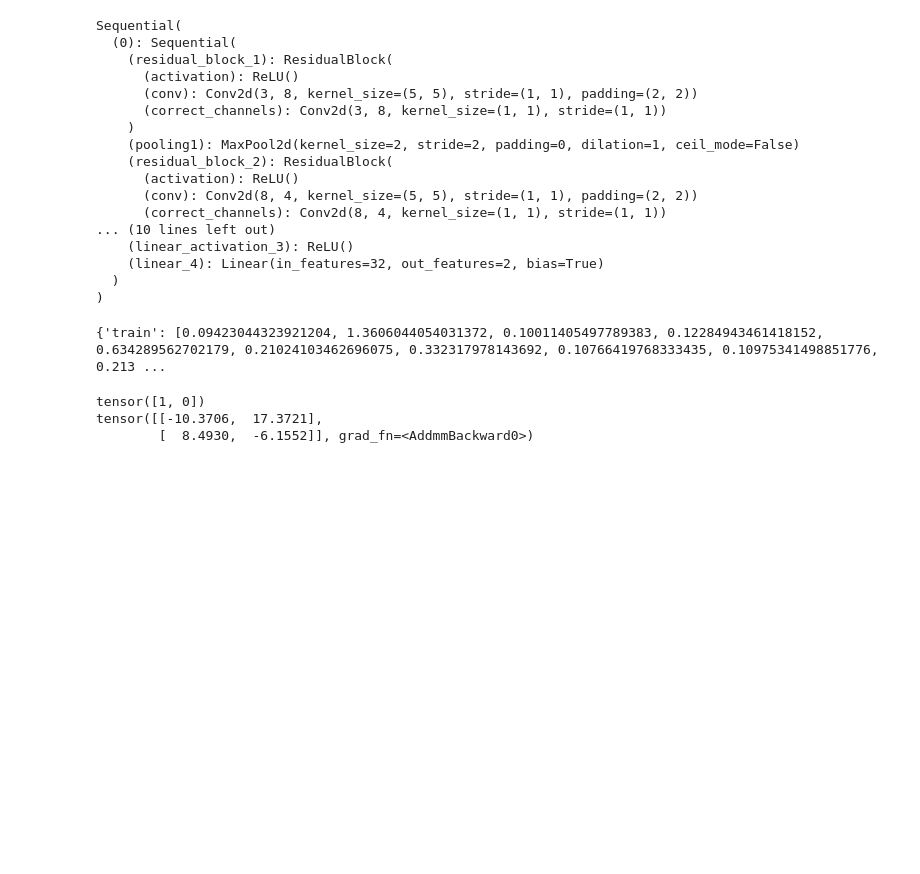
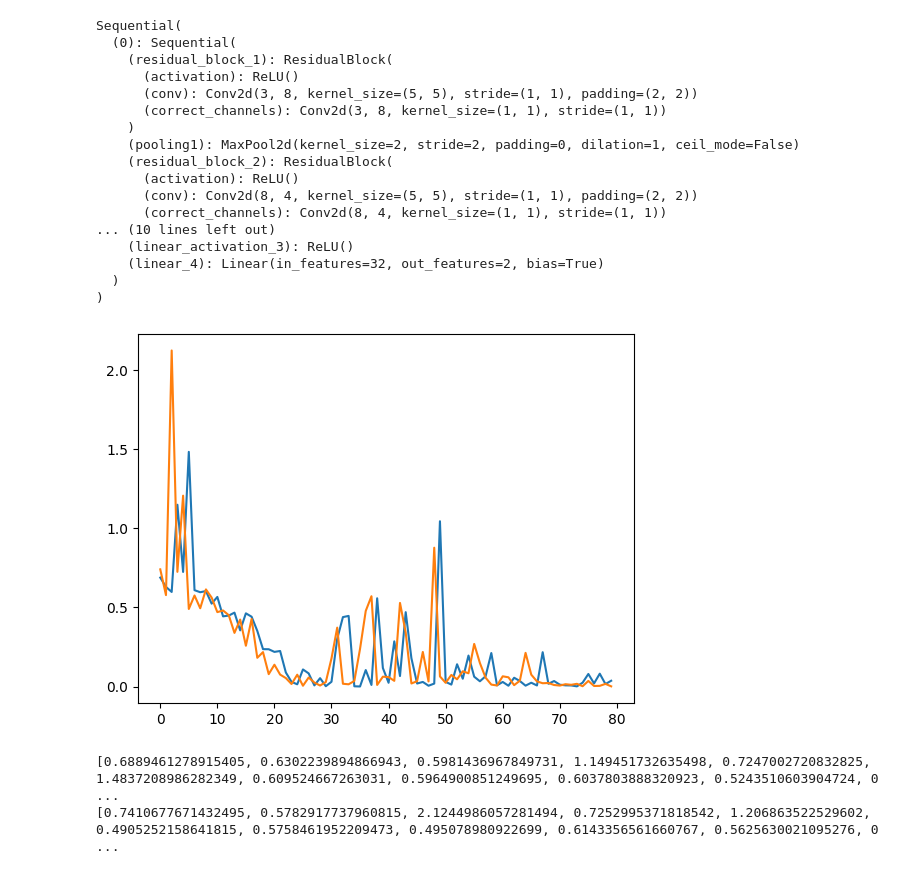
Before and after one commit to sanchepuk/DogOrMaffin, a Jupyter notebook: main.ipynb, the cells around one changed output. Drawn from its saved outputs; the diff is of its cells as text; code cells hidden in the pictures; blank space fills up the shorter version.

```diff
--- a/main.ipynb
+++ b/main.ipynb
@@ -44,14 +44,11 @@ image_datasets = {x: datasets.ImageFolder(os.path.join(data_dir, x),
                   for x in ['train', 'val']}
 # %%
 
-dataloaders = {x: torch.utils.data.DataLoader(image_datasets[x], batch_size=2,
-                                             shuffle=True)
-              for x in ['train', 'val']}
+dataloaders = {
+    'train': torch.utils.data.DataLoader(image_datasets['train'], batch_size=8, shuffle=True),
+    'val': torch.utils.data.DataLoader(image_datasets['train'], batch_size=14, shuffle=True),
+}
 dataset_sizes = {x: len(image_datasets[x]) for x in ['train', 'val']}
 class_names = image_datasets['train'].classes
 
 device = torch.device("cuda:0" if torch.cuda.is_available() else "cpu")
-# %%
-for i, j in dataloaders['train']:
-    print(model(i))
-    break
@@ -102,3 +81,0 @@ torch.Size([16, 3, 256, 256])
-# %%
-for i in image_datasets['val']:
-    print(i)
@@ -271,65 +230,56 @@ from IPython.display import clear_output
 # Для ускорения обучения используем видеокарту компьютера или виртуальной машины
 device = torch.device('cuda:0') if torch.cuda.is_available() else torch.device('cpu')
 
-num_epochs = 40
-val_every = 5
-batch_size = 16
+num_epochs = 80
 
 optimizer = torch.optim.Adam(
     model.parameters(),
     lr=1e-3,
 )
 
 # Шедулер - отвечает за изменение шага градиентного спуска (постепенно будем уменьшать со временем)
 scheduler = torch.optim.lr_scheduler.ExponentialLR(optimizer, gamma=0.5)
 
 loss_fn = torch.nn.CrossEntropyLoss()
 
 losses = {"train": [], "val": []}
 
 for epoch in range(1, num_epochs + 1):
     optimizer.zero_grad()
 
-    #pred_of_model = []
     train_inputs, train_classes = next(iter(dataloaders['train']))
-    #print(train_classes)
     correct_pred = []
     for ans in train_classes:
         if ans == 0:
             correct_pred.append([1.0, 0.0])
         elif ans == 1:
             correct_pred.append([0.0, 1.0])
     train_classes = torch.Tensor(correct_pred)
 
-    '''for image in train_inputs:
-        pred = conv_model(image)
-        pred = pred.max(-1).values.max(-1).values
-        pred = lin_model(pred)
-        if pred[0] > pred[1]:
-            pred_of_model.append(0.0)
-        else:
-            pred_of_model.append(1.0)'''
     pred_of_model = model(train_inputs)
-    #print(pred_of_model)
 
-    '''pred_of_model = torch.Tensor(pred_of_model)
-    pred_of_model = pred_of_model.to(torch.float64)
-    '''
     loss = loss_fn(pred_of_model, train_classes)
-    #print(loss)
+    losses["train"].append(loss.item())
     loss.backward()
     optimizer.step()
 
-    losses["train"].append(loss.item())
-print(losses)
+    correct_pred = []
+    i, j = next(iter(dataloaders['val']))
+    for ans in j:
+        if ans == 0:
+            correct_pred.append([1.0, 0.0])
+        elif ans == 1:
+            correct_pred.append([0.0, 1.0])
+    train_classes = torch.Tensor(correct_pred)
+    losses["val"].append(loss_fn(model(i), train_classes).item())
+
+    clear_output()
+    plt.plot(losses["train"])
+    plt.plot(losses["val"])
+    plt.show()
+print(losses['train'])
+print(losses['val'])
 # %% [output]
+[figure, added]
-{'train': [0.09423044323921204, 1.3606044054031372, 0.10011405497789383, 0.12284943461418152, 0.634289562702179, 0.21024103462696075, 0.332317978143692, 0.10766419768333435, 0.10975341498851776, 0.213 ...
+[0.6889461278915405, 0.6302239894866943, 0.5981436967849731, 1.149451732635498, 0.7247002720832825, 1.4837208986282349, 0.609524667263031, 0.5964900851249695, 0.6037803888320923, 0.5243510603904724, 0 ...
+[0.7410677671432495, 0.5782917737960815, 2.1244986057281494, 0.7252995371818542, 1.206863522529602, 0.4905252158641815, 0.5758461952209473, 0.495078980922699, 0.6143356561660767, 0.5625630021095276, 0 ...
-# %%
-for i, j in dataloaders['val']:
-    print(j)
-    print(model(i))
-    break
-# %% [output]
-tensor([1, 0])
-tensor([[-10.3706,  17.3721],
-        [  8.4930,  -6.1552]], grad_fn=<AddmmBackward0>)
```
Also changed, not shown: parts of 3 cells of this notebook.
